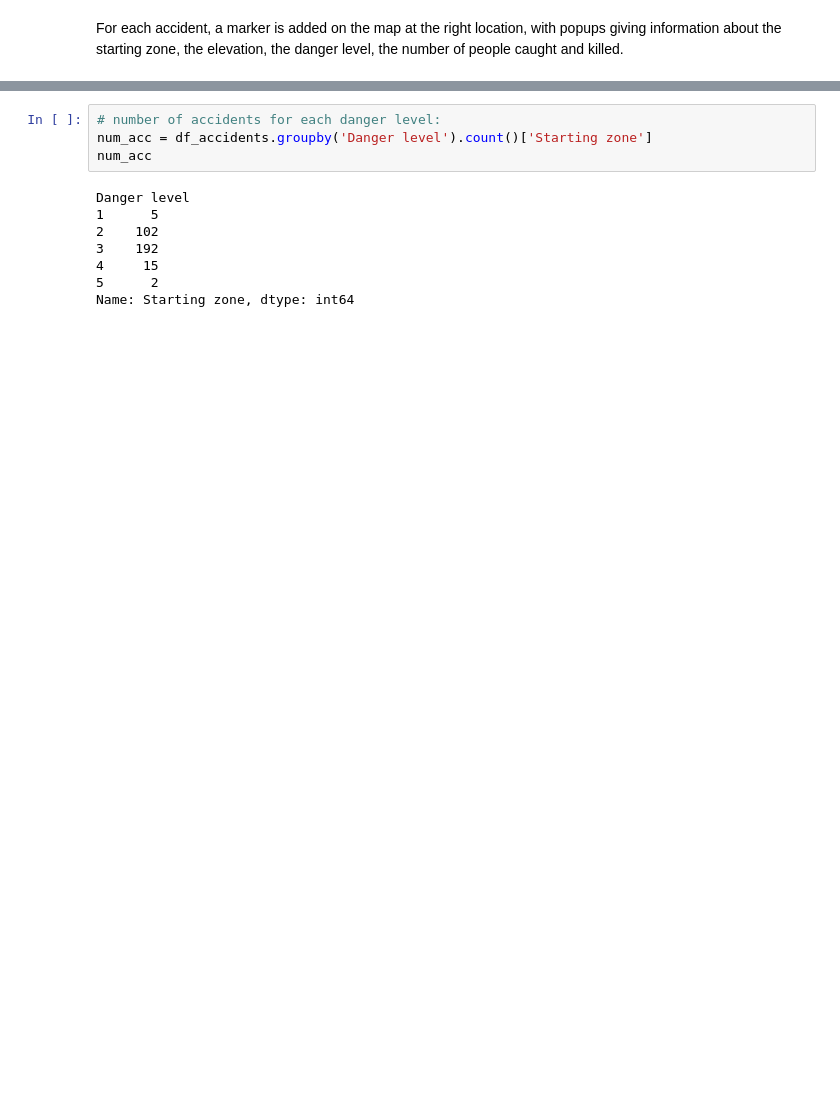
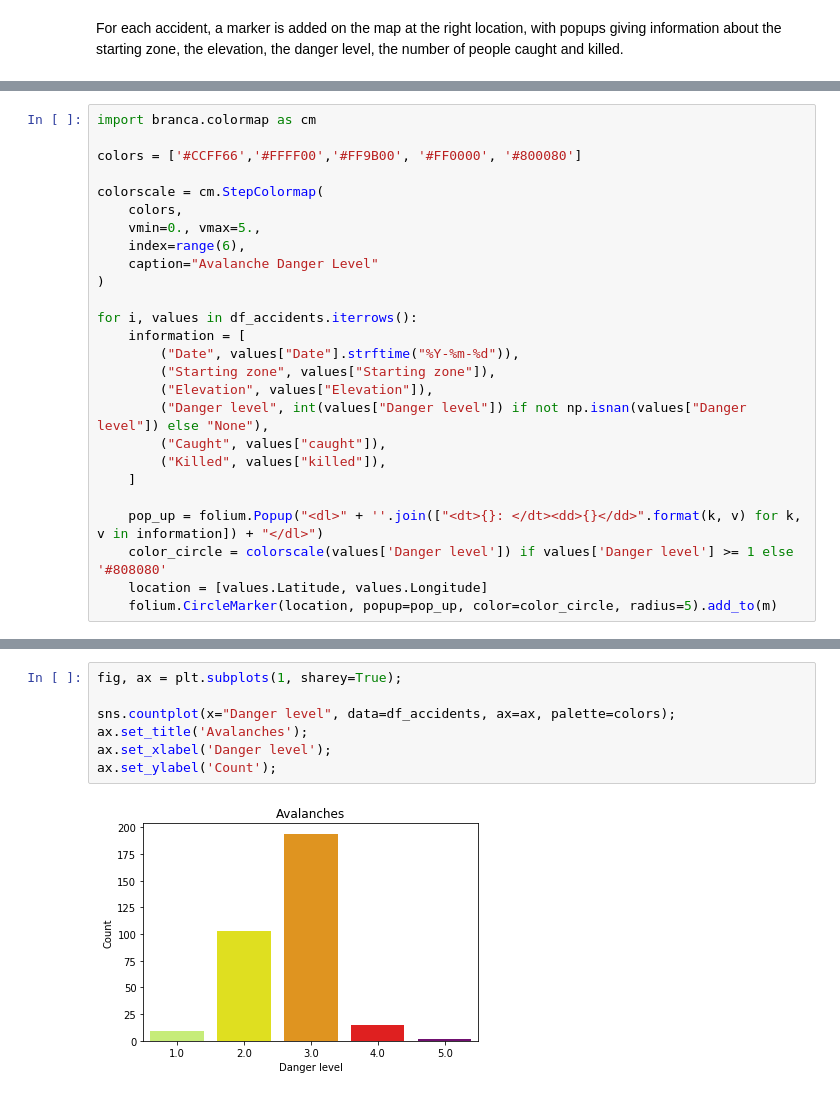
Before and after one commit to swiss-avalanches/swiss-avalanches.github.io, a Jupyter notebook: notebooks/accidents.ipynb, the cells around one changed output, grey strips where cells are left out. Cells and saved outputs as stored; diff of their text form; blank space fills up the shorter version.

```diff
--- a/notebooks/accidents.ipynb
+++ b/notebooks/accidents.ipynb
@@ -101,17 +88,40 @@ The map is displayed.
+# %%
+import branca.colormap as cm
+
+colors = ['#CCFF66','#FFFF00','#FF9B00', '#FF0000', '#800080']
+
+colorscale = cm.StepColormap(
+    colors,
+    vmin=0., vmax=5.,
+    index=range(6),
+    caption="Avalanche Danger Level"
+)
+
+for i, values in df_accidents.iterrows():
+    information = [
+        ("Date", values["Date"].strftime("%Y-%m-%d")),
+        ("Starting zone", values["Starting zone"]),
+        ("Elevation", values["Elevation"]),
+        ("Danger level", int(values["Danger level"]) if not np.isnan(values["Danger level"]) else "None"),
+        ("Caught", values["caught"]),
+        ("Killed", values["killed"]),
+    ]
+
+    pop_up = folium.Popup("<dl>" + ''.join(["<dt>{}: </dt><dd>{}</dd>".format(k, v) for k, v in information]) + "</dl>")
+    color_circle = colorscale(values['Danger level']) if values['Danger level'] >= 1 else '#808080'
+    location = [values.Latitude, values.Longitude]
+    folium.CircleMarker(location, popup=pop_up, color=color_circle, radius=5).add_to(m)
 # %%
 m.add_child(colorscale)
 m
 # %% [output]
 [interactive output not drawn]
-# %%
-# number of accidents for each danger level:
-num_acc = df_accidents.groupby('Danger level').count()['Starting zone']
-num_acc
-# %% [output]
-Danger level
-1      5
-2    102
-3    192
-4     15
-5      2
-Name: Starting zone, dtype: int64
+# %%
+fig, ax = plt.subplots(1, sharey=True);
+
+sns.countplot(x="Danger level", data=df_accidents, ax=ax, palette=colors);
+ax.set_title('Avalanches');
+ax.set_xlabel('Danger level');
+ax.set_ylabel('Count');
+# %% [output]
+[figure, added]
```
Also changed, not shown: parts of 20 cells of this notebook, 2 other files.
